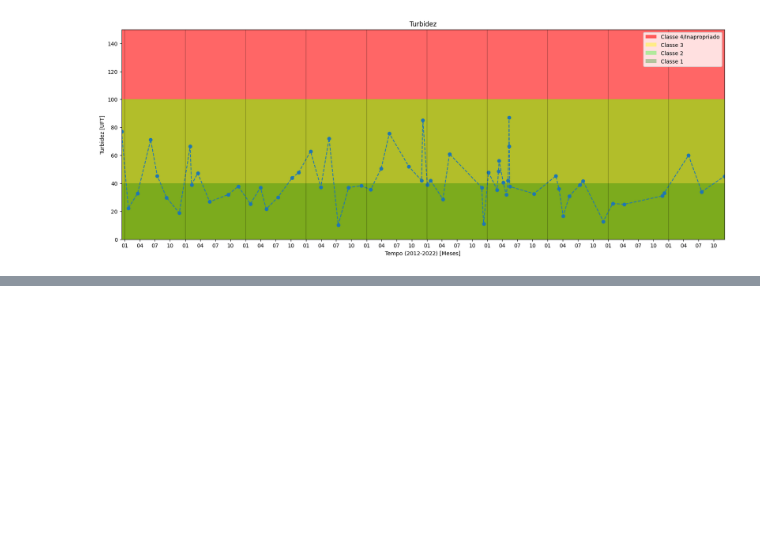
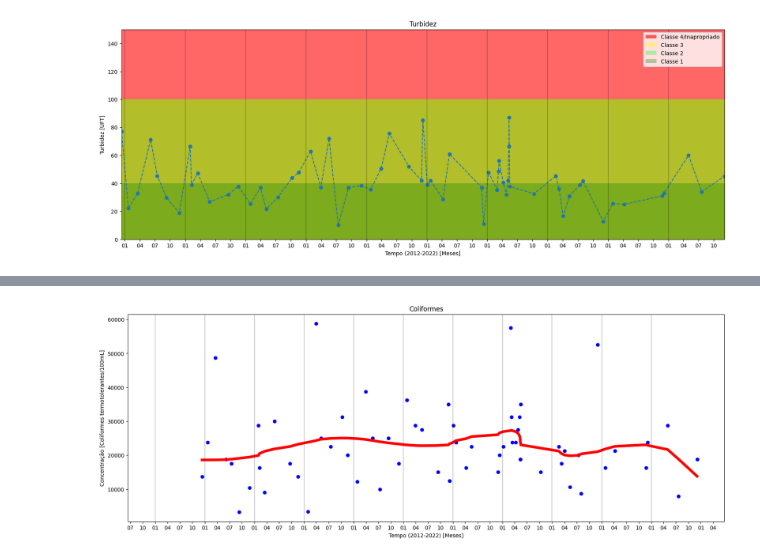
Before and after one commit to MekhyW/Analise-agua-Rio-Pinheiros, a Jupyter notebook: Exploratory.ipynb, the cells around one changed output, grey strips where cells are left out. Drawn from its saved outputs; the diff is of its cells as text; code cells hidden in the pictures; blank space fills up the shorter version.

```diff
--- a/Exploratory.ipynb
+++ b/Exploratory.ipynb
@@ -186,0 +215,4 @@ plot_historic_conama('Turbidez', df_2012_2022_turbidez['datetime'], df_2012_2022
+# %%
+fit_polynomial_plot('Coliformes', df_2012_2022_coliformes['datetime'], df_2012_2022_coliformes['Valor'].astype(float), 'Tempo (2012-2022) [Meses]', 'Concentração [Coliformes termotolerantes/100mL]')
+# %% [output]
+[figure, added]
```
Also changed, not shown: parts of 8 cells of this notebook.
